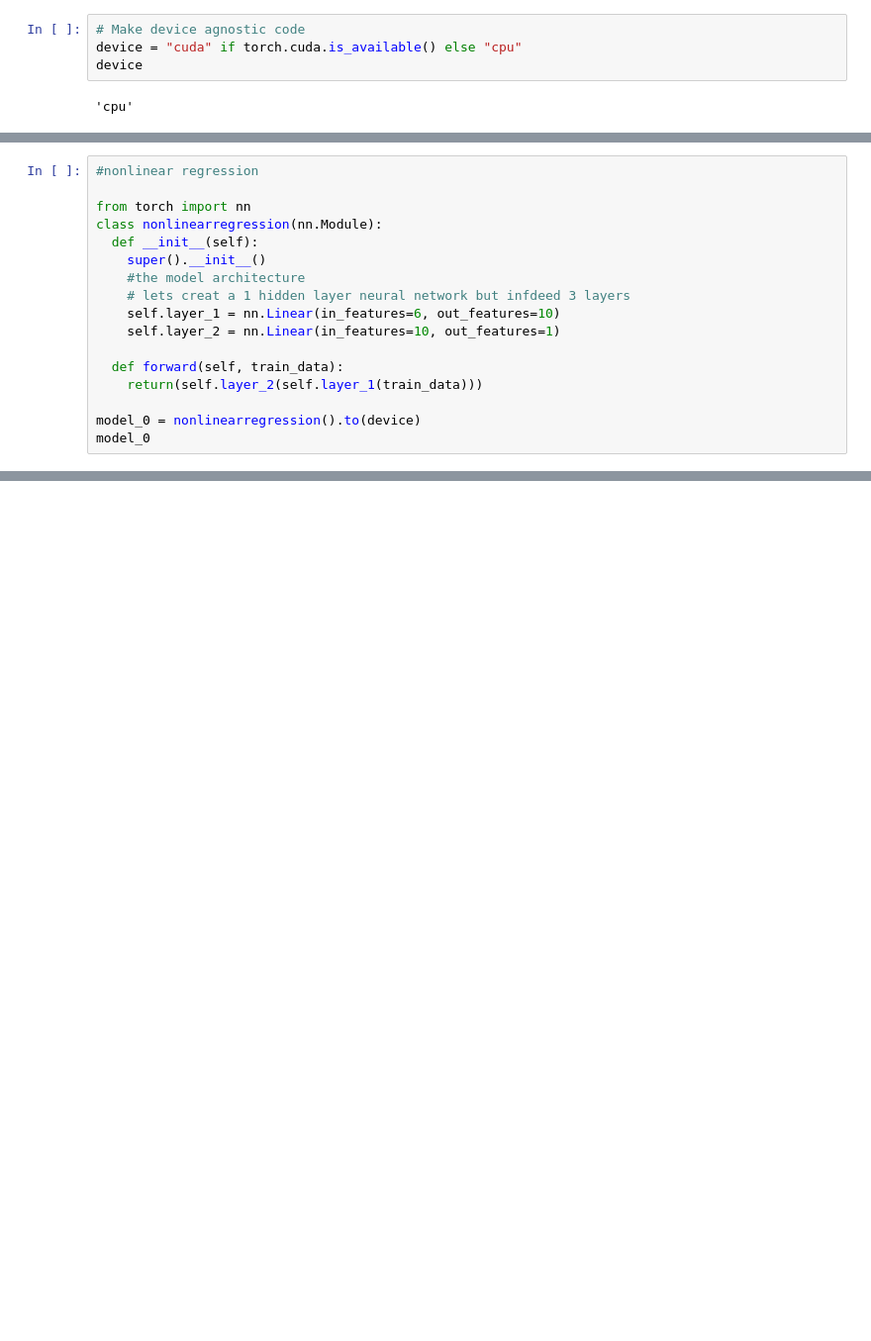
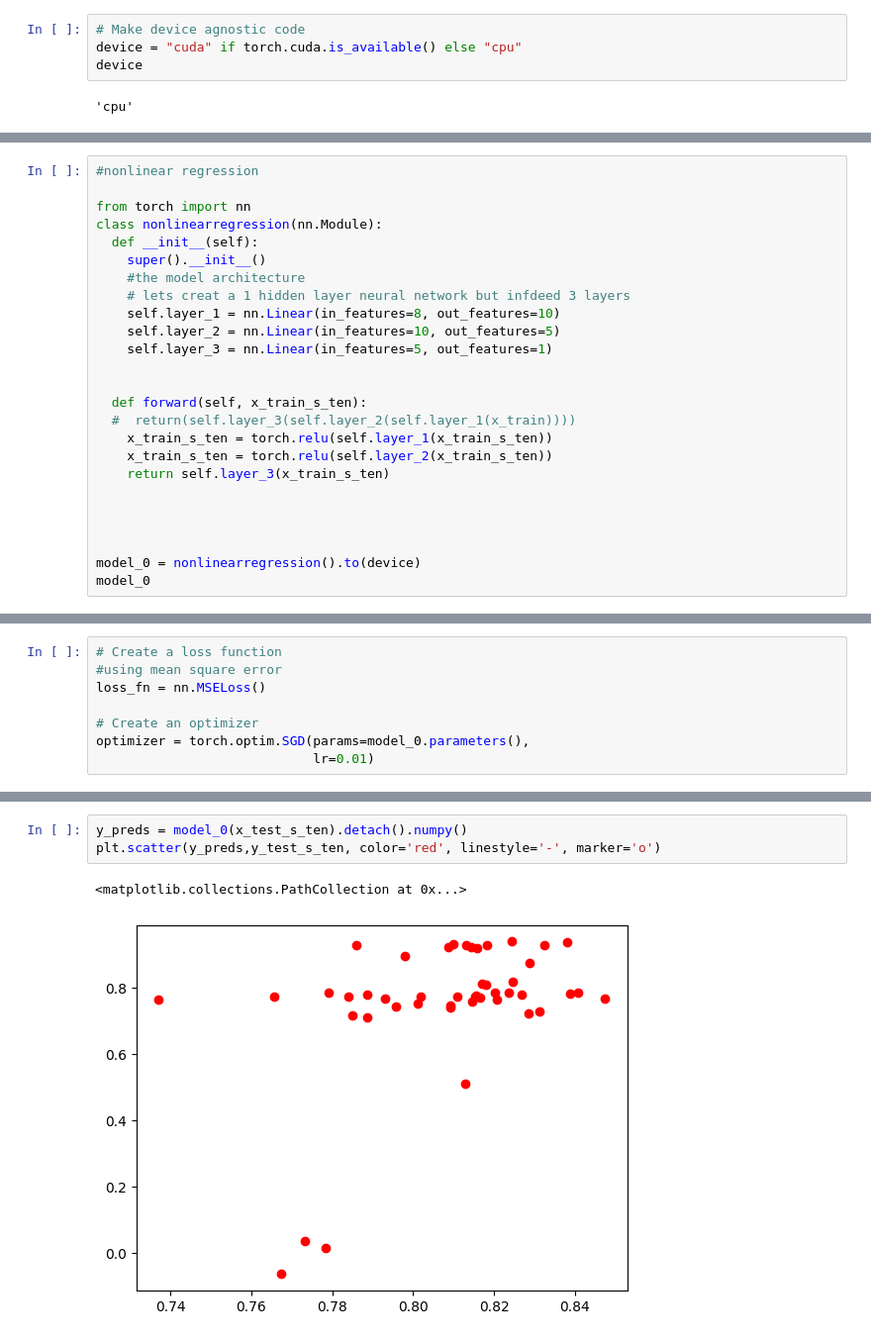
Before and after one commit to Baran-7/ari_ring, a Jupyter notebook: airring_V01.ipynb, the cells around one changed output, grey strips where cells are left out. Shown at 99% size. Saved outputs shown, nothing was run; the diff lists cells and outputs as text; blank space fills up the shorter version.

```diff
--- a/airring_V01.ipynb
+++ b/airring_V01.ipynb
@@ -76,11 +153,19 @@ class nonlinearregression(nn.Module):
     super().__init__()
     #the model architecture
     # lets creat a 1 hidden layer neural network but infdeed 3 layers
-    self.layer_1 = nn.Linear(in_features=6, out_features=10)
-    self.layer_2 = nn.Linear(in_features=10, out_features=1)
+    self.layer_1 = nn.Linear(in_features=8, out_features=10)
+    self.layer_2 = nn.Linear(in_features=10, out_features=5)
+    self.layer_3 = nn.Linear(in_features=5, out_features=1)
 
-  def forward(self, train_data):
-    return(self.layer_2(self.layer_1(train_data)))
+
+  def forward(self, x_train_s_ten):
+  #  return(self.layer_3(self.layer_2(self.layer_1(x_train))))
+    x_train_s_ten = torch.relu(self.layer_1(x_train_s_ten))
+    x_train_s_ten = torch.relu(self.layer_2(x_train_s_ten))
+    return self.layer_3(x_train_s_ten)
+
+
+
 
 model_0 = nonlinearregression().to(device)
 model_0
@@ -99,0 +193,8 @@ RuntimeError: mat1 and mat2 shapes cannot be multiplied (7x76 and 6x10)
+# %%
+# Create a loss function
+#using mean square error
+loss_fn = nn.MSELoss()
+
+# Create an optimizer
+optimizer = torch.optim.SGD(params=model_0.parameters(),
+                            lr=0.01)
@@ -99,0 +279,6 @@ RuntimeError: mat1 and mat2 shapes cannot be multiplied (7x76 and 6x10)
+# %%
+y_preds = model_0(x_test_s_ten).detach().numpy()
+plt.scatter(y_preds,y_test_s_ten, color='red', linestyle='-', marker='o')
+# %% [output]
+<matplotlib.collections.PathCollection at 0x...>
+[figure, added]
```
Also changed, not shown: parts of 22 cells of this notebook.
